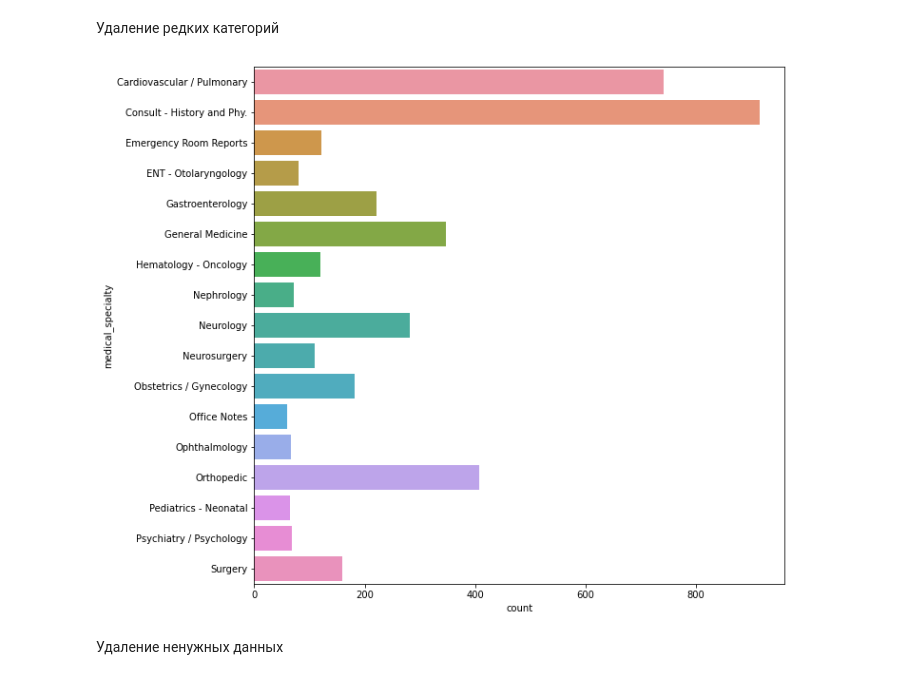
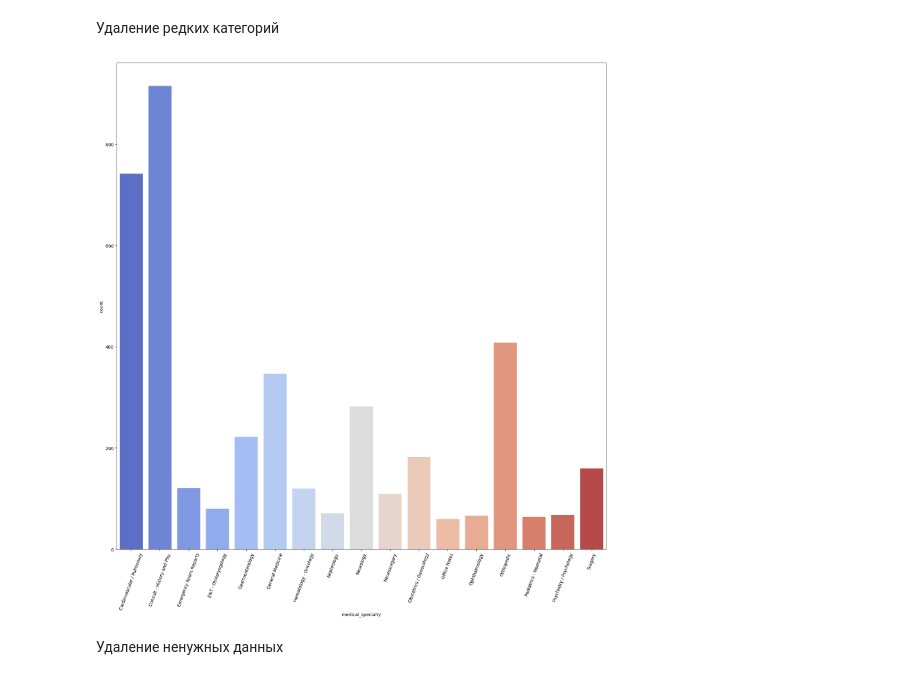
Before and after one commit to evgene-sh/HMLP, a Jupyter notebook: main.ipynb, the cells around one changed output. Cells and saved outputs as stored; diff of their text form; code cells hidden in the pictures.

```diff
--- a/main.ipynb
+++ b/main.ipynb
@@ -76,12 +76,13 @@ Category 32: Urology 34
 # %%
 data_categories = data_categories.filter(lambda x:x.shape[0] > 50)
 final_data_categories = data_categories.groupby(data_categories['medical_specialty'])
 
-plt.figure(figsize=(10, 10))
-sns.countplot(y='medical_specialty', data=data_categories)
+plt.figure(figsize=(20, 20))
+sns.countplot(data=data_categories, x='medical_specialty', palette ='coolwarm')
+plt.xticks(rotation=70)
 plt.show()
 # %% [output]
-[figure, old version]
+[figure, new version]
 # %% [markdown]
 Удаление ненужных данных
 # %%
```
